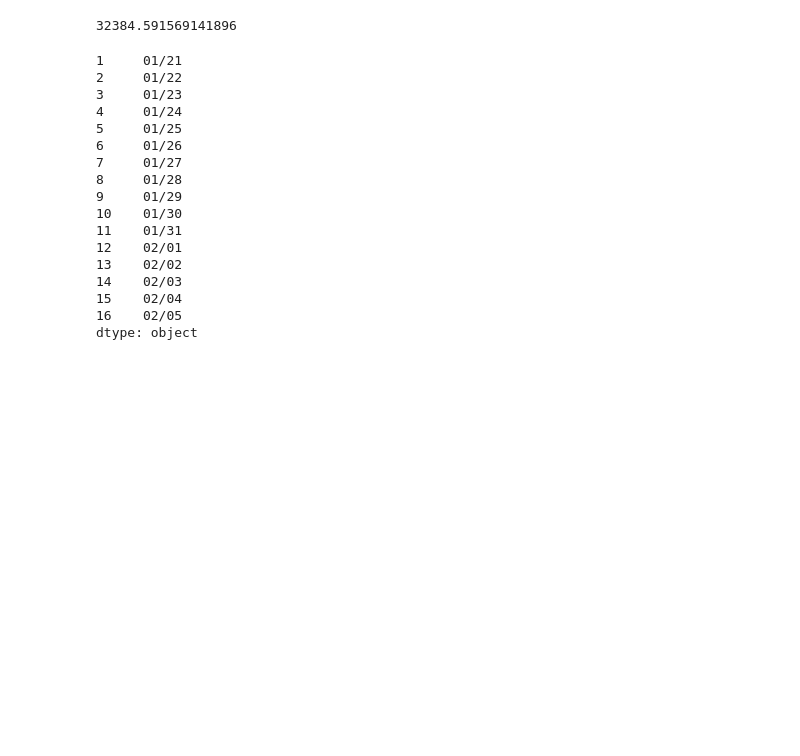
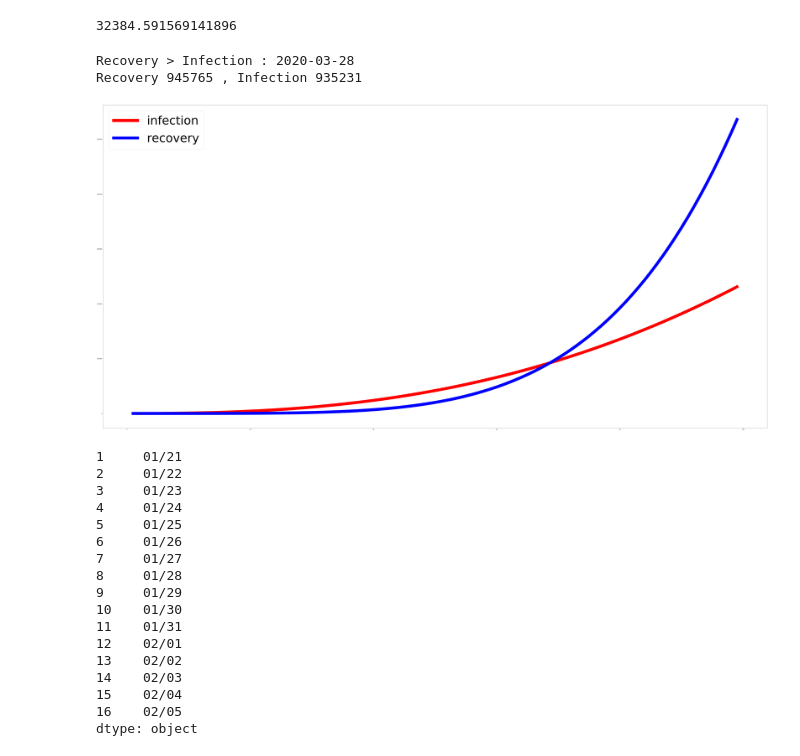
Before and after one commit to jimimao/catfeeddog, a Jupyter notebook: 2019nConv/2019nCoV.ipynb, the cells around one changed output. Cells and saved outputs as stored; diff of their text form; code cells hidden in the pictures; blank space fills up the shorter version.

```diff
--- a/2019nConv/2019nCoV.ipynb
+++ b/2019nConv/2019nCoV.ipynb
@@ -104,6 +105,31 @@ plt.savefig('2019nCoV.jpg')
 power_func(18,*popt)
 # %% [output]
 32384.591569141896
+# %%
+# 拟合康复曲线,预测两者交点
+p_r,p_rcov = curve_fit(power_func,x,df['Recovery'])
+p_i,p_icov = curve_fit(power_func,x,df['Infection'])
+xt = np.arange(1,100,1)
+ff = plt.figure(figsize = (100,50))
+ax = ff.add_subplot(1,1,1)
+ax.plot(xt,power_func(xt,*p_i),'r*-',label = 'infection',linewidth = 25)
+ax.plot(xt,power_func(xt,*p_r),'b*-',label = 'recovery',linewidth = 25)
+ax.legend(loc = "upper left",fontsize = 100)
+p_r,p_i
+inf = power_func(xt,*p_i)
+rec = power_func(xt,*p_r)
+idx = np.where(rec > inf)
+idx[0][0]
+import datetime
+t_str = '2020-01-20'
+#将字符串转换为日期 string => datetime  '%Y-%m-%d %H:%M:%S'
+d=datetime.datetime.strptime(t_str,'%Y-%m-%d')
+print("Recovery > Infection : {:%Y-%m-%d}".format(d+datetime.timedelta(int(idx[0][0]))))
+print("Recovery {:.0f} , Infection {:.0f}".format(rec[idx[0][0]],inf[idx[0][0]]))
+# %% [output]
+Recovery > Infection : 2020-03-28
+Recovery 945765 , Infection 935231
+[figure, added]
 # %%
 # 以下是每日增加人数图的绘制
 d = df['Date'].str.split('.',expand = True)
```
Also changed, not shown: parts of 2 cells of this notebook, 4 other files.
